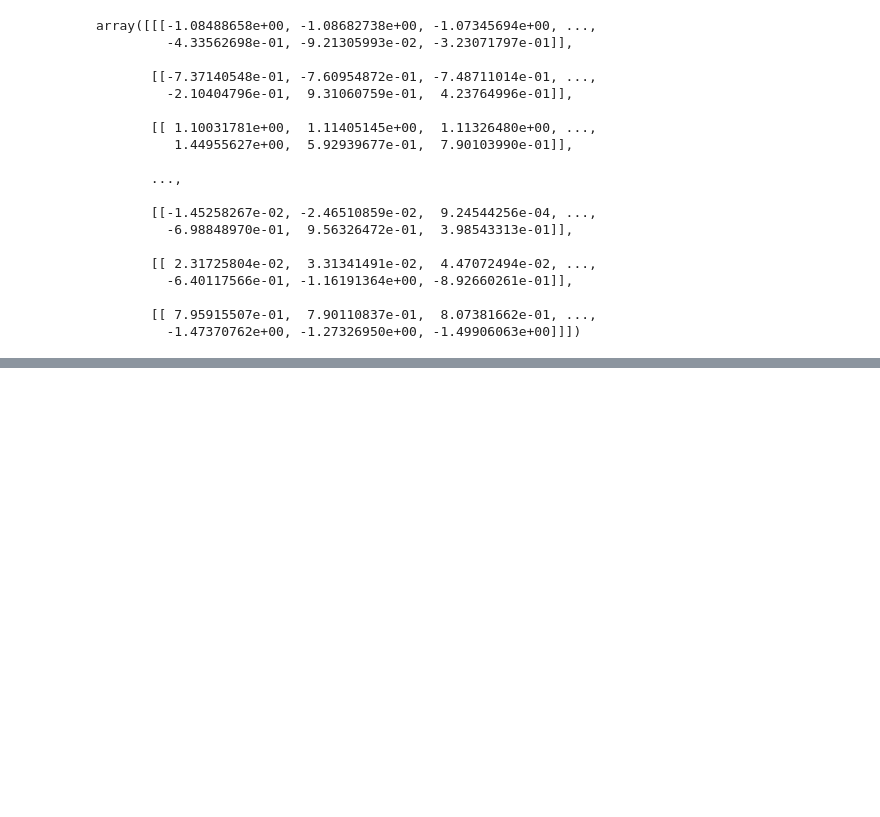
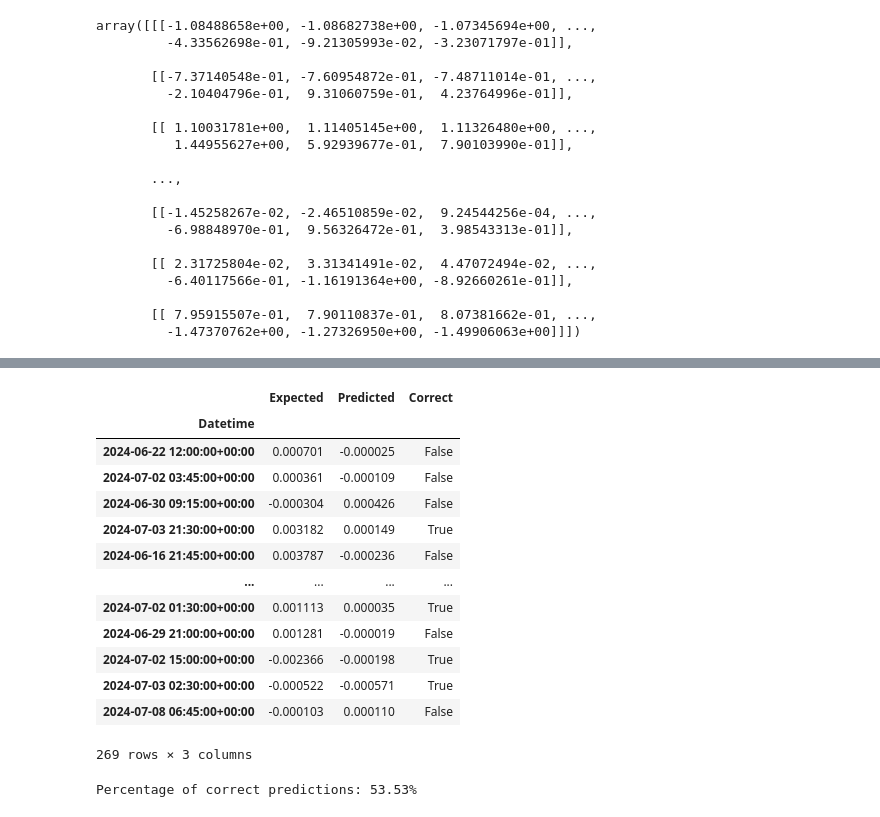
Before and after one commit to TidyMaze/finance, a Jupyter notebook: test.ipynb, the cells around one changed output, grey strips where cells are left out. Cells and saved outputs as stored; diff of their text form; code cells hidden in the pictures; blank space fills up the shorter version.

```diff
--- a/test.ipynb
+++ b/test.ipynb
@@ -693 +697,31 @@ df
 269 rows × 2 columns
+# %%
+# for each line, add if it is correct or not (just use the sign of the expected and predicted values)
+df['Correct'] = np.sign(df['Expected']) == np.sign(df['Predicted'])
+
+df
+# %% [output]
+|  | Expected | Predicted | Correct |
+| Datetime |  |  |  |
+| 2024-06-22 12:00:00+00:00 | 0.000701 | -0.000025 | False |
+| 2024-07-02 03:45:00+00:00 | 0.000361 | -0.000109 | False |
+| 2024-06-30 09:15:00+00:00 | -0.000304 | 0.000426 | False |
+| 2024-07-03 21:30:00+00:00 | 0.003182 | 0.000149 | True |
+| 2024-06-16 21:45:00+00:00 | 0.003787 | -0.000236 | False |
+| ... | ... | ... | ... |
+| 2024-07-02 01:30:00+00:00 | 0.001113 | 0.000035 | True |
+| 2024-06-29 21:00:00+00:00 | 0.001281 | -0.000019 | False |
+| 2024-07-02 15:00:00+00:00 | -0.002366 | -0.000198 | True |
+| 2024-07-03 02:30:00+00:00 | -0.000522 | -0.000571 | True |
+| 2024-07-08 06:45:00+00:00 | -0.000103 | 0.000110 | False |
+269 rows × 3 columns
+# %%
+# calculate the percentage of correct predictions
+correct = df['Correct'].sum()
+total = len(df)
+
+percentage = (correct / total) * 100
+
+print(f'Percentage of correct predictions: {percentage:.2f}%')
+# %% [output]
+Percentage of correct predictions: 53.53%
```
Also changed, not shown: parts of 5 cells of this notebook.
